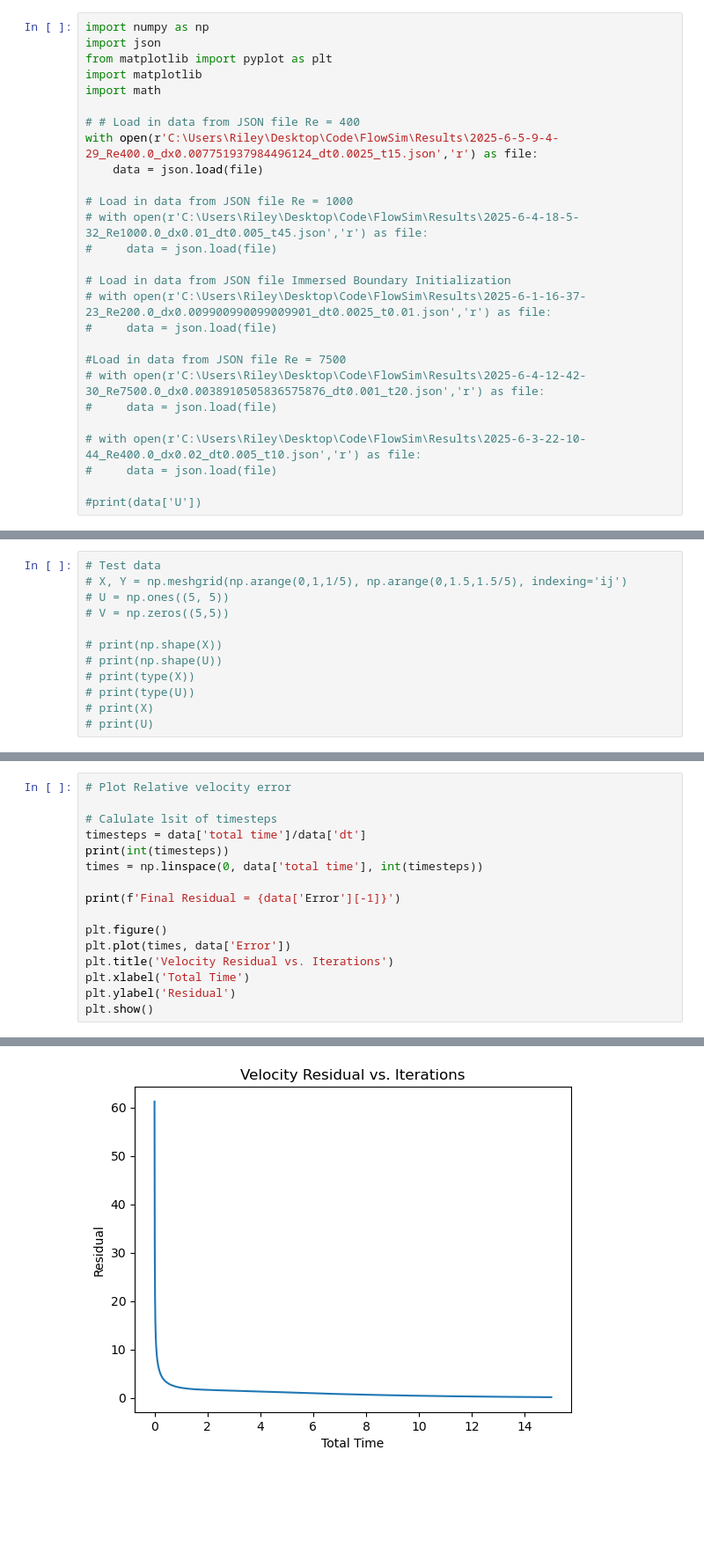
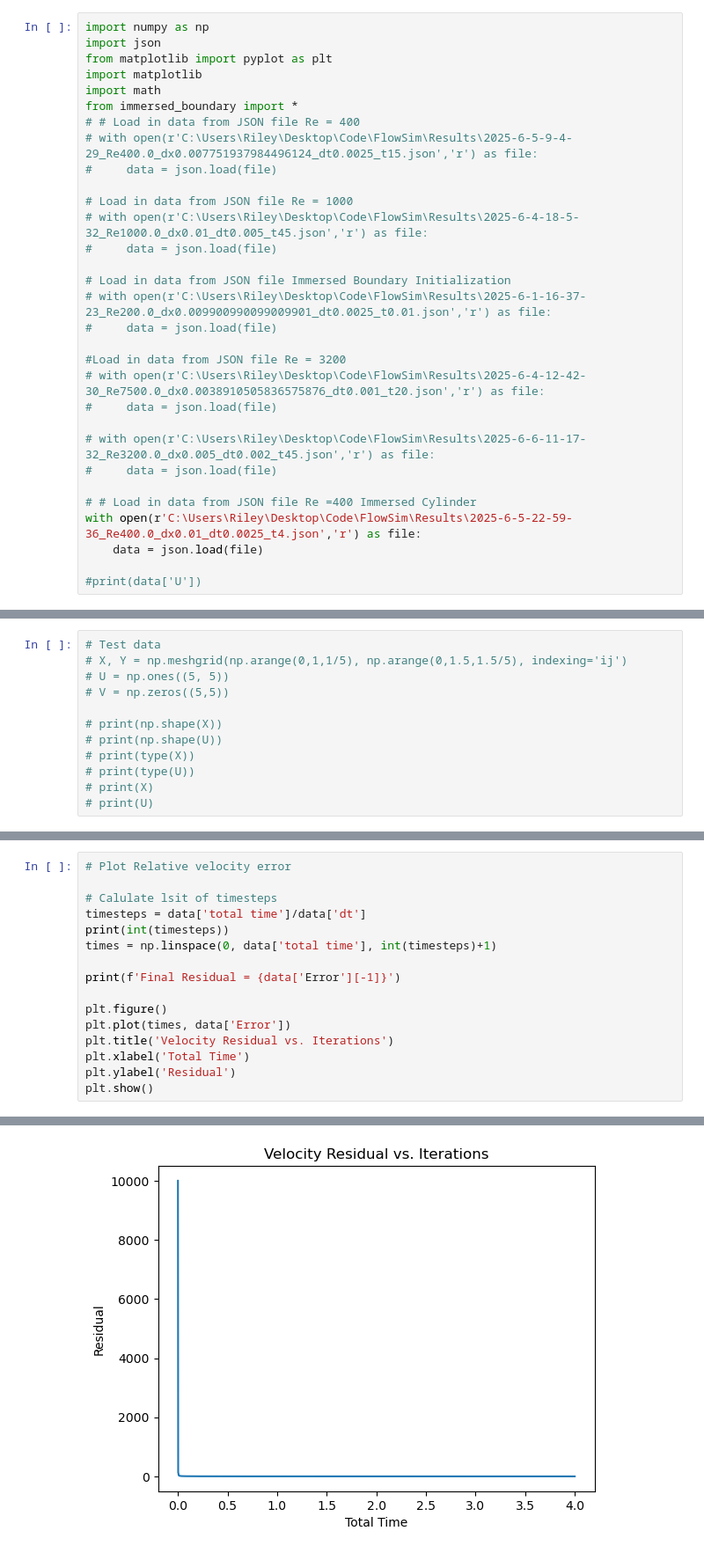
Before and after one commit to roneil44/FlowSim, a Jupyter notebook: analyis.ipynb, the cells around one changed output, grey strips where cells are left out. Shown at 88% size. Drawn from its saved outputs; the diff is of its cells as text; blank space fills up the shorter version.

Commit message:
Direct forcing convergence plot

```diff
--- a/analyis.ipynb
+++ b/analyis.ipynb
@@ -4,10 +4,10 @@ import json
 from matplotlib import pyplot as plt
 import matplotlib
 import math
-
+from immersed_boundary import *
 # # Load in data from JSON file Re = 400
-with open(r'C:\Users\Riley\Desktop\Code\FlowSim\Results\2025-6-5-9-4-29_Re400.0_dx0.007751937984496124_dt0.0025_t15.json','r') as file:
-    data = json.load(file)
+# with open(r'C:\Users\Riley\Desktop\Code\FlowSim\Results\2025-6-5-9-4-29_Re400.0_dx0.007751937984496124_dt0.0025_t15.json','r') as file:
+#     data = json.load(file)
 
 # Load in data from JSON file Re = 1000
 # with open(r'C:\Users\Riley\Desktop\Code\FlowSim\Results\2025-6-4-18-5-32_Re1000.0_dx0.01_dt0.005_t45.json','r') as file:
@@ -17,13 +17,17 @@ with open(r'C:\Users\Riley\Desktop\Code\FlowSim\Results\2025-6-5-9-4-29_Re400.0_
 # with open(r'C:\Users\Riley\Desktop\Code\FlowSim\Results\2025-6-1-16-37-23_Re200.0_dx0.009900990099009901_dt0.0025_t0.01.json','r') as file:
 #     data = json.load(file)
 
-#Load in data from JSON file Re = 7500
+#Load in data from JSON file Re = 3200
 # with open(r'C:\Users\Riley\Desktop\Code\FlowSim\Results\2025-6-4-12-42-30_Re7500.0_dx0.0038910505836575876_dt0.001_t20.json','r') as file:
 #     data = json.load(file)
 
-# with open(r'C:\Users\Riley\Desktop\Code\FlowSim\Results\2025-6-3-22-10-44_Re400.0_dx0.02_dt0.005_t10.json','r') as file:
+# with open(r'C:\Users\Riley\Desktop\Code\FlowSim\Results\2025-6-6-11-17-32_Re3200.0_dx0.005_dt0.002_t45.json','r') as file:
 #     data = json.load(file)
 
+# # Load in data from JSON file Re =400 Immersed Cylinder
+with open(r'C:\Users\Riley\Desktop\Code\FlowSim\Results\2025-6-5-22-59-36_Re400.0_dx0.01_dt0.0025_t4.json','r') as file:
+    data = json.load(file)
+
 #print(data['U'])
 # %%
 # Initial X and Y
@@ -102,7 +107,7 @@ plt.show()
 # Calulate lsit of timesteps
 timesteps = data['total time']/data['dt']
 print(int(timesteps))
-times = np.linspace(0, data['total time'], int(timesteps))
+times = np.linspace(0, data['total time'], int(timesteps)+1)
 
 print(f'Final Residual = {data['Error'][-1]}')
 
@@ -118,4 +123,4 @@ Final Residual = 0.15559083064267376
-[figure, old version]
+[figure, new version]
 # %%
 # Quiver Plots
 
```
Also changed, not shown: parts of 12 cells of this notebook, 9 other files.
